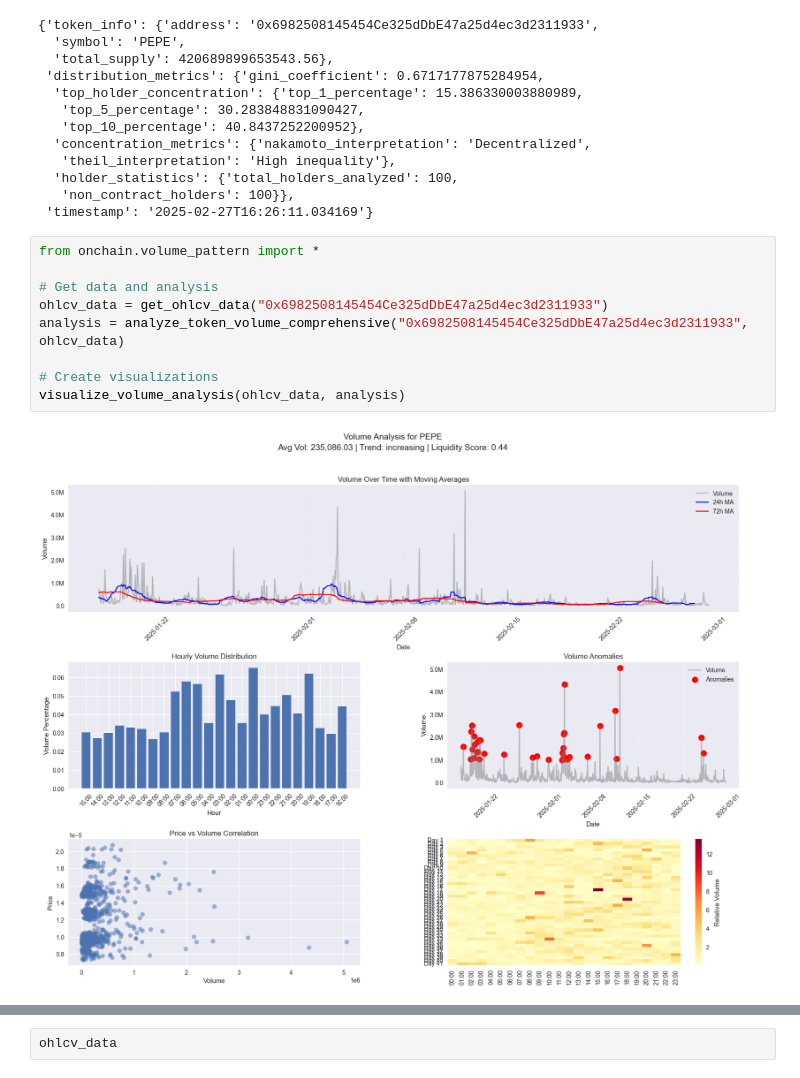
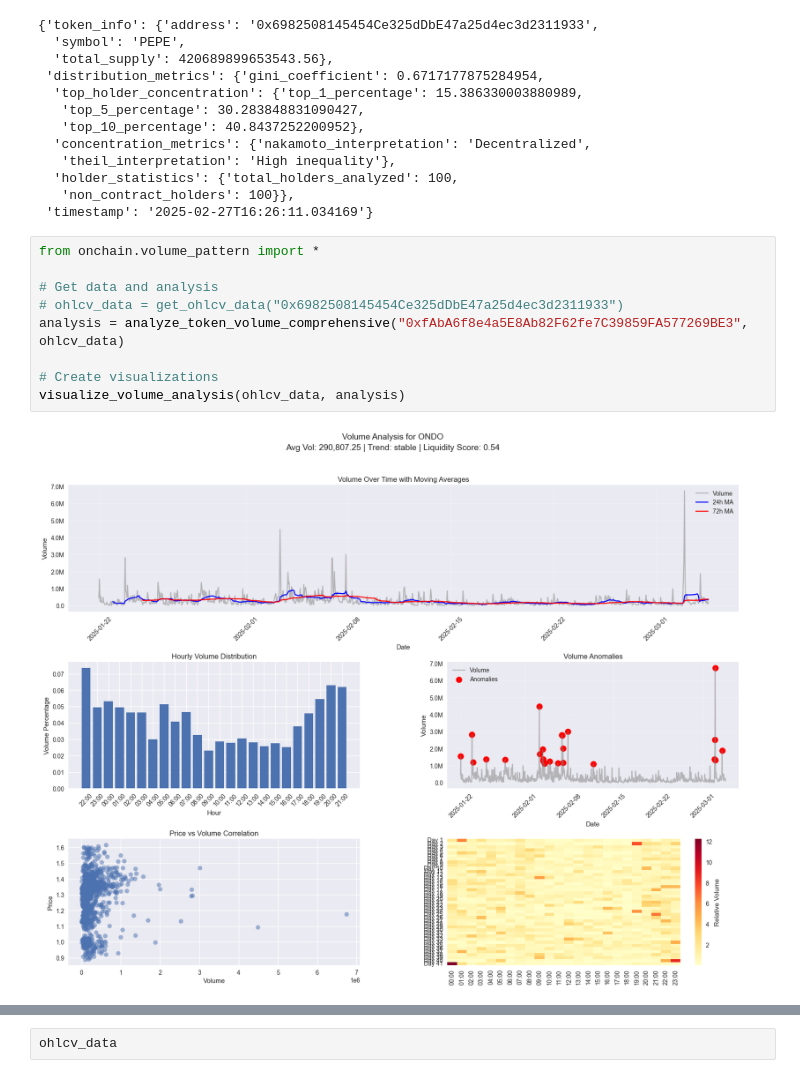
Before and after one commit to dxganta/defAI-Trading-Agent, a Jupyter notebook: bhorali/onchain_test.ipynb, the cells around one changed output, grey strips where cells are left out. Cells and saved outputs as stored; diff of their text form.

```diff
--- a/bhorali/onchain_test.ipynb
+++ b/bhorali/onchain_test.ipynb
@@ -42,11 +42,11 @@ analyze_token_distribution("0x6982508145454Ce325dDbE47a25d4ec3d2311933")
 # %%
 from onchain.volume_pattern import *
 
 # Get data and analysis
-ohlcv_data = get_ohlcv_data("0x6982508145454Ce325dDbE47a25d4ec3d2311933")
-analysis = analyze_token_volume_comprehensive("0x6982508145454Ce325dDbE47a25d4ec3d2311933", ohlcv_data)
+# ohlcv_data = get_ohlcv_data("0x6982508145454Ce325dDbE47a25d4ec3d2311933")
+analysis = analyze_token_volume_comprehensive("0xfAbA6f8e4a5E8Ab82F62fe7C39859FA577269BE3", ohlcv_data)
 
 # Create visualizations
 visualize_volume_analysis(ohlcv_data, analysis)
 # %% [output]
-[figure, old version]
+[figure, new version]
```
Also changed, not shown: parts of 6 cells of this notebook, 9 other files.
